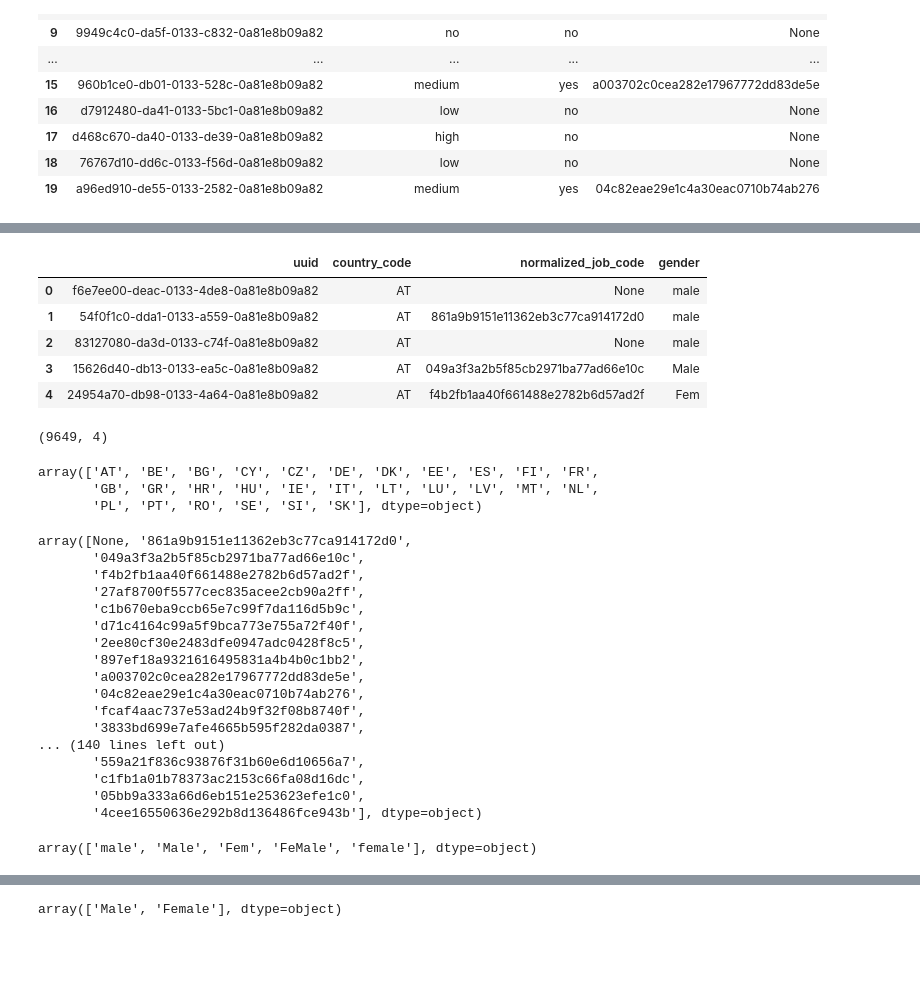
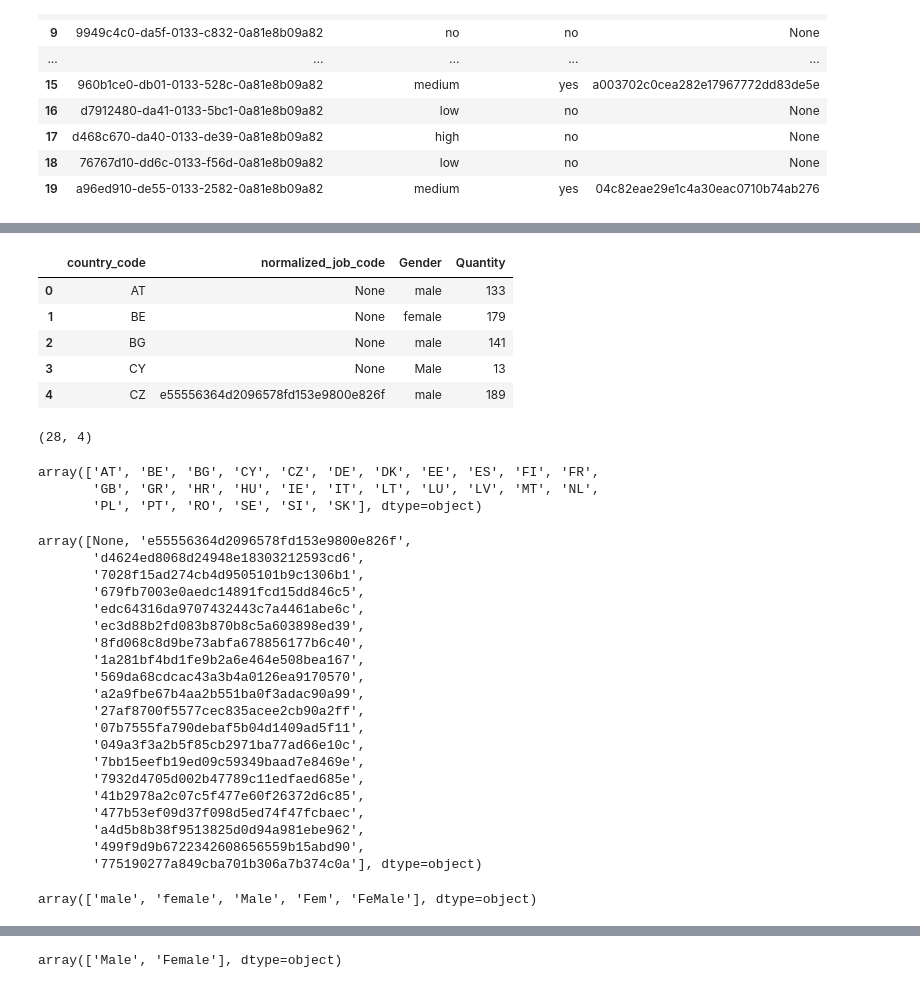
Before and after one commit to alvarogmf/ih_datamadpt1120_project_m1, a Jupyter notebook: notebooks/SQL Tables.ipynb, the cells around one changed output, grey strips where cells are left out. Saved outputs shown, nothing was run; the diff lists cells and outputs as text; code cells hidden in the pictures; blank space fills up the shorter version.

```diff
--- a/notebooks/SQL Tables.ipynb
+++ b/notebooks/SQL Tables.ipynb
@@ -96,28 +96,29 @@ pd.read_sql_query("SELECT * from poll_info LIMIT 20",engine)
 | 18 | 76767d10-dd6c-0133-f56d-0a81e8b09a82 | I have never heard of it | I would probably vote against it | ‰Û_ gain additional skills | It creates more equality of oppor... | ... |
 | 19 | a96ed910-de55-0133-2582-0a81e8b09a82 | I have heard just a little about it | I would probably vote against it | None of the above | It reduces anxiety about financin... | ... |
 # %%
-table_query = """SELECT country_info.uuid,
-country_info.country_code,
+table_query = """SELECT country_info.country_code,
 career_info.normalized_job_code,
-personal_info.gender
+personal_info.gender AS 'Gender',
+count(country_info.uuid) AS 'Quantity'
 FROM country_info
 JOIN career_info ON career_info.uuid = country_info.uuid
-JOIN personal_info ON personal_info.uuid = country_info.uuid"""
+JOIN personal_info ON personal_info.uuid = country_info.uuid
+GROUP BY country_info.country_code"""
 
 main_table = pd.read_sql_query(table_query,engine)
 
 main_table.head()
 # %% [output]
-|  | uuid | country_code | normalized_job_code | gender |
-| 0 | f6e7ee00-deac-0133-4de8-0a81e8b09a82 | AT | None | male |
-| 1 | 54f0f1c0-dda1-0133-a559-0a81e8b09a82 | AT | 861a9b9151e11362eb3c77ca914172d0 | male |
-| 2 | 83127080-da3d-0133-c74f-0a81e8b09a82 | AT | None | male |
-| 3 | 15626d40-db13-0133-ea5c-0a81e8b09a82 | AT | 049a3f3a2b5f85cb2971ba77ad66e10c | Male |
-| 4 | 24954a70-db98-0133-4a64-0a81e8b09a82 | AT | f4b2fb1aa40f661488e2782b6d57ad2f | Fem |
+|  | country_code | normalized_job_code | Gender | Quantity |
+| 0 | AT | None | male | 133 |
+| 1 | BE | None | female | 179 |
+| 2 | BG | None | male | 141 |
+| 3 | CY | None | Male | 13 |
+| 4 | CZ | e55556364d2096578fd153e9800e826f | male | 189 |
 # %%
 main_table.shape
 # %% [output]
-(9649, 4)
+(28, 4)
 # %%
 main_table.country_code.unique()
 # %% [output]
@@ -127,25 +128,28 @@ array(['AT', 'BE', 'BG', 'CY', 'CZ', 'DE', 'DK', 'EE', 'ES', 'FI', 'FR',
 # %%
 main_table.normalized_job_code.unique()
 # %% [output]
-array([None, '861a9b9151e11362eb3c77ca914172d0',
+array([None, 'e55556364d2096578fd153e9800e826f',
+       'd4624ed8068d24948e18303212593cd6',
+       '7028f15ad274cb4d9505101b9c1306b1',
+       '679fb7003e0aedc14891fcd15dd846c5',
+       'edc64316da9707432443c7a4461abe6c',
+       'ec3d88b2fd083b870b8c5a603898ed39',
+       '8fd068c8d9be73abfa678856177b6c40',
+       '1a281bf4bd1fe9b2a6e464e508bea167',
+       '569da68cdcac43a3b4a0126ea9170570',
+       'a2a9fbe67b4aa2b551ba0f3adac90a99',
+       '27af8700f5577cec835acee2cb90a2ff',
+       '07b7555fa790debaf5b04d1409ad5f11',
        '049a3f3a2b5f85cb2971ba77ad66e10c',
-       'f4b2fb1aa40f661488e2782b6d57ad2f',
-       '27af8700f5577cec835acee2cb90a2ff',
-       'c1b670eba9ccb65e7c99f7da116d5b9c',
-       'd71c4164c99a5f9bca773e755a72f40f',
-       '2ee80cf30e2483dfe0947adc0428f8c5',
-       '897ef18a9321616495831a4b4b0c1bb2',
-       'a003702c0cea282e17967772dd83de5e',
-       '04c82eae29e1c4a30eac0710b74ab276',
-       'fcaf4aac737e53ad24b9f32f08b8740f',
-       '3833bd699e7afe4665b595f282da0387',
-... (140 lines left out)
-       '559a21f836c93876f31b60e6d10656a7',
-       'c1fb1a01b78373ac2153c66fa08d16dc',
-       '05bb9a333a66d6eb151e253623efe1c0',
-       '4cee16550636e292b8d136486fce943b'], dtype=object)
+       '7bb15eefb19ed09c59349baad7e8469e',
+       '7932d4705d002b47789c11edfaed685e',
+       '41b2978a2c07c5f477e60f26372d6c85',
+       '477b53ef09d37f098d5ed74f47fcbaec',
+       'a4d5b8b38f9513825d0d94a981ebe962',
+       '499f9d9b6722342608656559b15abd90',
+       '775190277a849cba701b306a7b374c0a'], dtype=object)
 # %%
-main_table.gender.unique()
+main_table.Gender.unique()
 # %% [output]
-array(['male', 'Male', 'Fem', 'FeMale', 'female'], dtype=object)
+array(['male', 'female', 'Male', 'Fem', 'FeMale'], dtype=object)
 # %%
```
Also changed, not shown: parts of 4 cells of this notebook.
